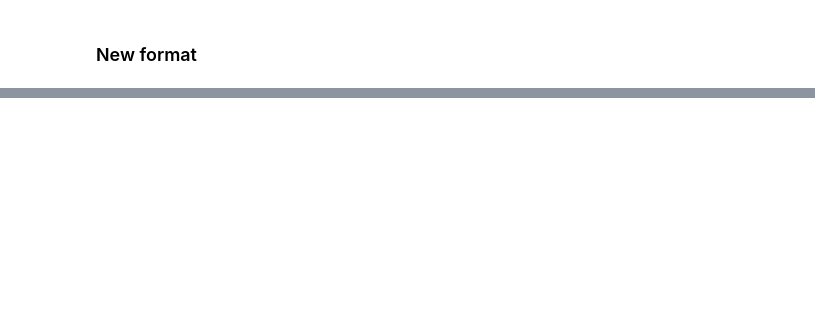
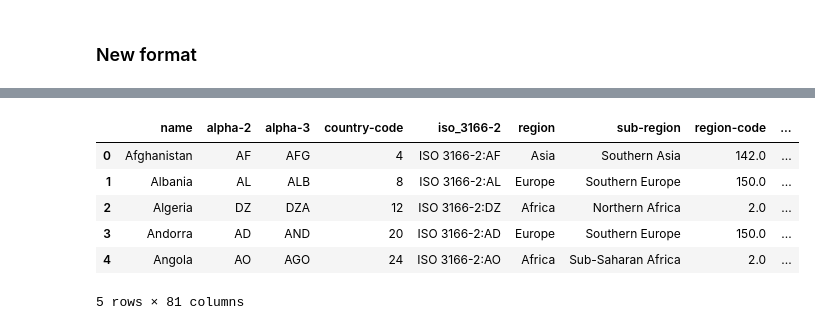
Before and after one commit to mpruna/COVID-19_Interactive, a Jupyter notebook: code/covid_averages.ipynb, the cells around one changed output, grey strips where cells are left out. Saved outputs shown, nothing was run; the diff lists cells and outputs as text; code cells hidden in the pictures; blank space fills up the shorter version.

```diff
--- a/code/covid_averages.ipynb
+++ b/code/covid_averages.ipynb
@@ -161,4 +93,0 @@ romania_c
-# %%
-df=romania_c
-df['delta'] = df['y'] - df['y'].shift()
-df['Pcent value']=(df['delta']/df['y'])*100
@@ -225,0 +110,11 @@ global_c[global_c['3/24/20']==0]
+# %%
+df_con,df_dea,df_rec=df_transform[0],df_transform[1],df_transform[2]
+df_con.head()
+# %% [output]
+|  | name | alpha-2 | alpha-3 | country-code | iso_3166-2 | region | sub-region | region-code | ... |
+| 0 | Afghanistan | AF | AFG | 4 | ISO 3166-2:AF | Asia | Southern Asia | 142.0 | ... |
+| 1 | Albania | AL | ALB | 8 | ISO 3166-2:AL | Europe | Southern Europe | 150.0 | ... |
+| 2 | Algeria | DZ | DZA | 12 | ISO 3166-2:DZ | Africa | Northern Africa | 2.0 | ... |
+| 3 | Andorra | AD | AND | 20 | ISO 3166-2:AD | Europe | Southern Europe | 150.0 | ... |
+| 4 | Angola | AO | AGO | 24 | ISO 3166-2:AO | Africa | Sub-Saharan Africa | 2.0 | ... |
+5 rows × 81 columns
```
Also changed, not shown: parts of 24 cells of this notebook, 14 other files.
